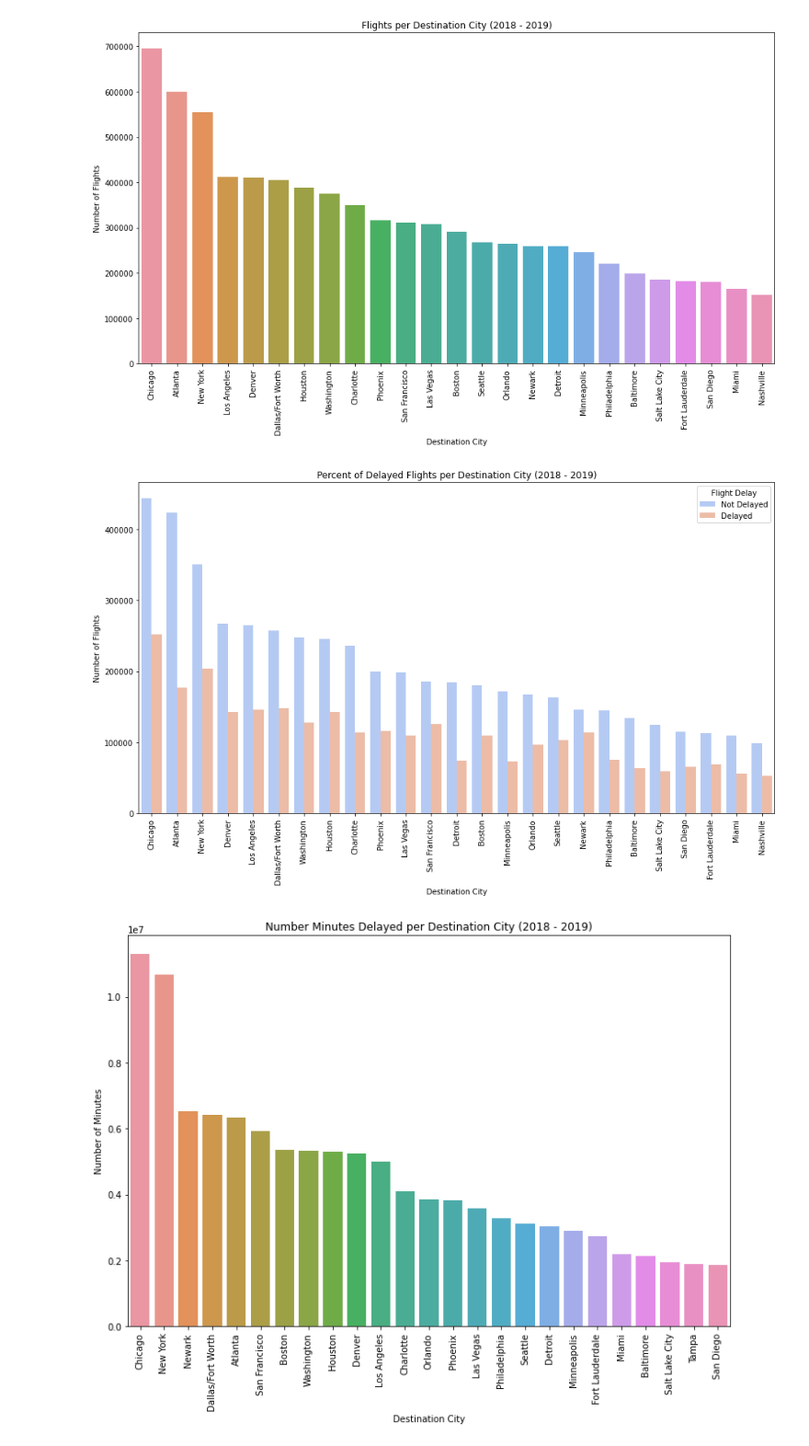
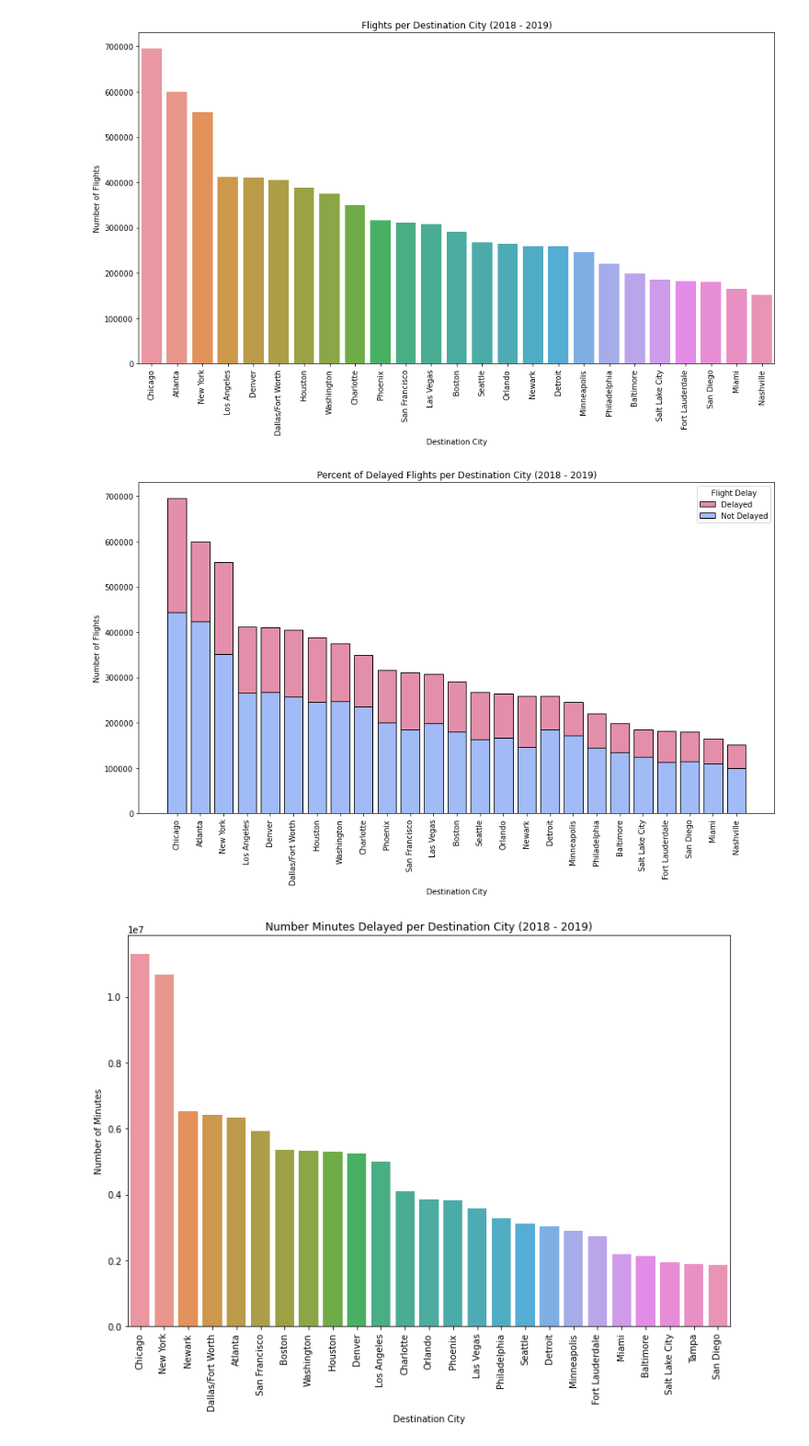
Before and after one commit to becks2318/flight-delays, a Jupyter notebook: code/flights_eda_delays.ipynb, the cells around one changed output. Shown at 92% size. Drawn from its saved outputs; the diff is of its cells as text; code cells hidden in the pictures.

```diff
--- a/code/flights_eda_delays.ipynb
+++ b/code/flights_eda_delays.ipynb
@@ -572,25 +560,30 @@ plt.ylabel('Number of Flights')
 plt.savefig('../images/flights_dest_city.png', bbox_inches='tight', pad_inches = 1);
 # %% [output]
 [figure]
-# %%
-# View percent of delayed flights to destination cities
-
-plt.figure(figsize = (15,8))
-
-sns.countplot(x = delays_rename['dest_city_name'],
-              hue = delays_rename['Flight Delay'],
-              hue_order = ['Not Delayed', 'Delayed'],
-              data = delays_rename,
-              order = delays_rename.groupby('flight_delay')['dest_city_name'].value_counts()[95:120].index.get_level_values(1),
-              palette = 'coolwarm')
-
-plt.xticks(rotation = 90)
-plt.title('Percent of Delayed Flights per Destination City (2018 - 2019)')
-plt.xlabel('Destination City')
-plt.ylabel('Number of Flights')
-plt.savefig('../images/flights_dest_city_delayed.png', bbox_inches='tight', pad_inches = 1);
-# %% [output]
-[figure, removed]
+# %%
+# View percent of delayed flights per destination city
+
+delays_copy = delays_rename[delays_rename['dest_city_name'].isin(list(delays_copy['dest_city_name'].value_counts()[0:25].index))]
+
+delays_copy['dest_city_name'] = pd.Categorical(delays_copy['dest_city_name'], list(delays_copy['dest_city_name'].value_counts().index))
+
+plt.figure(figsize = (15,8))
+
+sns.histplot(x = delays_copy['dest_city_name'],
+            hue = delays_copy['Flight Delay'],
+            hue_order = ['Delayed', 'Not Delayed'],
+            data = delays_copy,
+            multiple = 'stack',
+            palette = ['#dc6a8e', '#80a5f4'],
+            shrink = 0.8);
+
+plt.xticks(rotation = 90)
+plt.title('Percent of Delayed Flights per Destination City (2018 - 2019)')
+plt.xlabel('Destination City')
+plt.ylabel('Number of Flights')
+plt.savefig('../images/flights_dest_delayed_percent.png', bbox_inches='tight', pad_inches = 1);
+# %% [output]
+[figure, added]
 # %%
 # View number minutes of delayed flights per destination city
 
```
Also changed, not shown: parts of 8 cells of this notebook, 6 other files.
